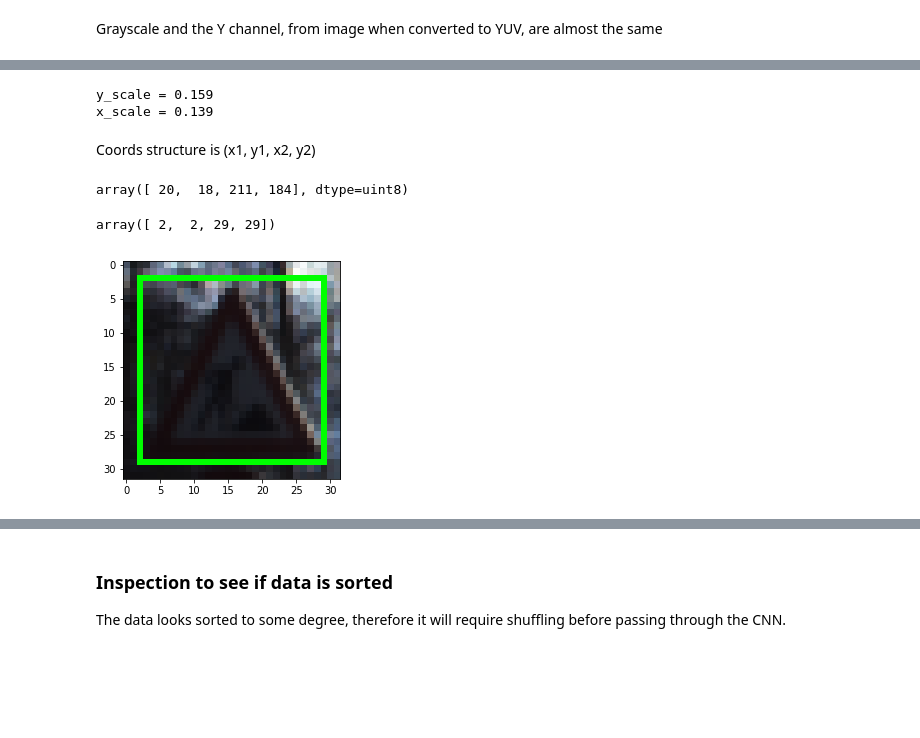
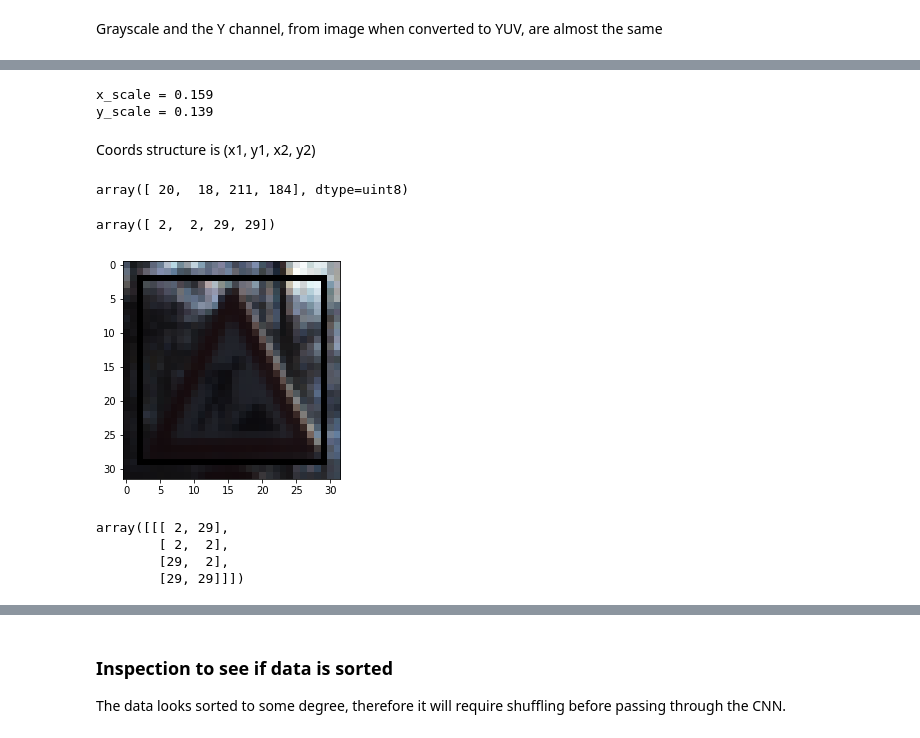
Before and after one commit to adriantorrie/udacity_sdcnd_project_2_traffic_sign_classifier, a Jupyter notebook: Traffic_Sign_Classifier.ipynb, the cells around one changed output, grey strips where cells are left out. Cells and saved outputs as stored; diff of their text form; code cells hidden in the pictures; blank space fills up the shorter version.

```diff
--- a/Traffic_Sign_Classifier.ipynb
+++ b/Traffic_Sign_Classifier.ipynb
@@ -57,9 +58,9 @@ with open(validation_file, mode='rb') as f:
 with open(testing_file, mode='rb') as f:
     test = pickle.load(f)
 
-X_train, y_train = train['features'], train['labels']
-X_validation, y_validation = validation['features'], validation['labels']
-X_test, y_test = test['features'], test['labels']
+X_train, y_train, X_train_sizes, X_train_coords = train['features'], train['labels'], train['sizes'], train['coords']
+X_validation, y_validation, X_validation_sizes, X_validation_coords = validation['features'], validation['labels'], validation['sizes'], validation['coords']
+X_test, y_test, X_test_sizes, X_test_coords = test['features'], test['labels'], test['sizes'], test['coords']
 
 print(type(X_train))
 # %% [output]
@@ -199,26 +204,41 @@ array([230, 201], dtype=uint8)
 # %%
-x_scale, y_scale = 32 / train['sizes'][EXAMPLE_IMG_INDEX]
-print("y_scale = {:.3f}\nx_scale = {:.3f}".format(y_scale, x_scale))
+x_scale, y_scale = 32 / X_train_sizes[EXAMPLE_IMG_INDEX]
+print("x_scale = {:.3f}\ny_scale = {:.3f}".format(y_scale, x_scale))
 # %% [output]
-y_scale = 0.159
-x_scale = 0.139
+x_scale = 0.159
+y_scale = 0.139
 # %% [markdown]
 Coords structure is (x1, y1, x2, y2)
-# %%
-train['coords'][EXAMPLE_IMG_INDEX]
-# %% [output]
-array([ 20,  18, 211, 184], dtype=uint8)
+# %%
+X_train_coords[EXAMPLE_IMG_INDEX]
+# %% [output]
+array([ 20,  18, 211, 184], dtype=uint8)
 # %%
-x1, x2 = [int(train['coords'][EXAMPLE_IMG_INDEX][i] * x_scale) for i in (0, 2)]
+x1, x2 = [int(X_train_coords[EXAMPLE_IMG_INDEX][i] * x_scale) for i in (0, 2)]
 # %%
-y1, y2 = [int(train['coords'][EXAMPLE_IMG_INDEX][i] * y_scale) for i in (1, 3)]
+y1, y2 = [int(X_train_coords[EXAMPLE_IMG_INDEX][i] * y_scale) for i in (1, 3)]
 # %%
 np.array([x1, y1, x2, y2])
 # %% [output]
 array([ 2,  2, 29, 29])
 # %%
-img = cv2.rectangle(img, (x1, y1), (x2, y2), [0, 255,0])
+img = cv2.rectangle(img, (x1, y1), (x2, y2), [0, 0, 0])
 plt.imshow(img)
 plt.show()
 # %% [output]
-[figure, old version]
+[figure, new version]
+# %%
+ignore_mask_color = 255
+
+left_top = [x1, y1]
+left_bottom = [x1, y2]
+right_top = [x2, y1]
+right_bottom = [x2, y2]
+
+vertices = np.array([[left_bottom, left_top, right_top, right_bottom]])
+vertices
+# %% [output]
+array([[[ 2, 29],
+        [ 2,  2],
+        [29,  2],
+        [29, 29]]])
```
Also changed, not shown: parts of 44 cells of this notebook, 3 other files.
